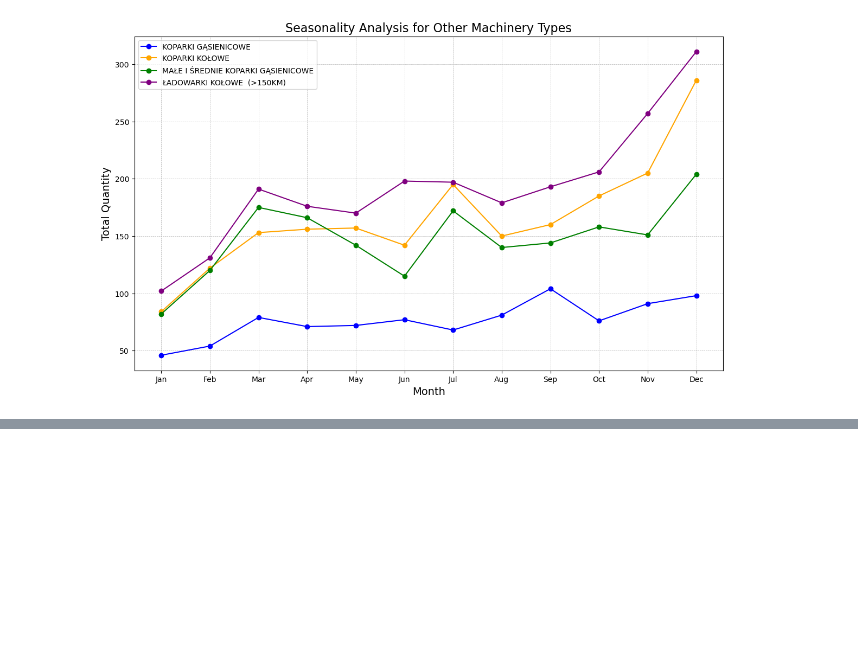
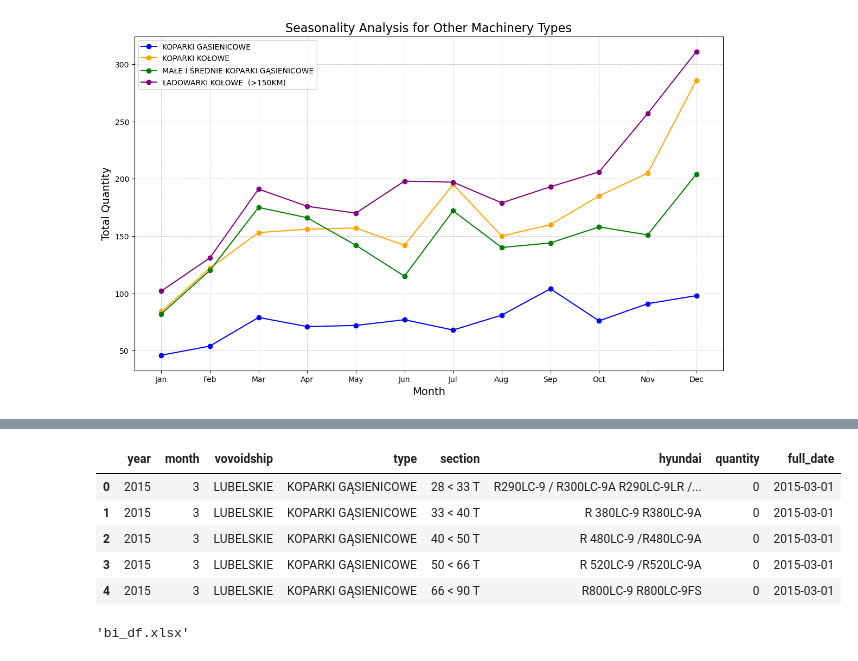
Before and after one commit to drajczak/cm-market-analysys, a Jupyter notebook: cm-market-analysys.ipynb, the cells around one changed output, grey strips where cells are left out. Cells and saved outputs as stored; diff of their text form; code cells hidden in the pictures; blank space fills up the shorter version.

```diff
--- a/cm-market-analysys.ipynb
+++ b/cm-market-analysys.ipynb
@@ -981,0 +982,9 @@ plt.show()
+# %%
+import pandas as pd
+
+# Load the Excel file to see the content and structure
+file_path = 'clean_df.xlsx'
+data = pd.read_excel(file_path)
+
+# Display the first few rows of the dataframe and the columns
+data.info(), data.head()
@@ -981,0 +1020,9 @@ plt.show()
+# %%
+# Clean column names by removing any leading/trailing spaces and replacing spaces with underscores
+data.columns = [col.strip().replace(" ", "_").replace("<", "to").lower() for col in data.columns]
+
+# Normalize text data by removing new lines and extra spaces in the 'hyundai' column
+data['hyundai'] = data['hyundai'].str.replace('\n', ' ', regex=True).str.strip()
+
+# Let's check the cleaned data columns and a sample of cleaned data to ensure it looks correct
+data.info(), data.head()
@@ -981,0 +1058,21 @@ plt.show()
+# %%
+# Create a new column combining year and month into a full date format (first day of each month)
+data['full_date'] = pd.to_datetime(data['year'].astype(str) + '-' + data['month'].astype(str) + '-01')
+
+# Display the data to confirm the new column addition
+data.head()
+# %% [output]
+|  | year | month | vovoidship | type | section | hyundai | quantity | full_date |
+| 0 | 2015 | 3 | LUBELSKIE | KOPARKI GĄSIENICOWE | 28 < 33 T | R290LC-9 / R300LC-9A R290LC-9LR /... | 0 | 2015-03-01 |
+| 1 | 2015 | 3 | LUBELSKIE | KOPARKI GĄSIENICOWE | 33 < 40 T | R 380LC-9 R380LC-9A | 0 | 2015-03-01 |
+| 2 | 2015 | 3 | LUBELSKIE | KOPARKI GĄSIENICOWE | 40 < 50 T | R 480LC-9 /R480LC-9A | 0 | 2015-03-01 |
+| 3 | 2015 | 3 | LUBELSKIE | KOPARKI GĄSIENICOWE | 50 < 66 T | R 520LC-9 /R520LC-9A | 0 | 2015-03-01 |
+| 4 | 2015 | 3 | LUBELSKIE | KOPARKI GĄSIENICOWE | 66 < 90 T | R800LC-9 R800LC-9FS | 0 | 2015-03-01 |
+# %%
+# Save the cleaned and modified data to a new Excel file
+output_file_path = 'bi_df.xlsx'
+data.to_excel(output_file_path, index=False)
+
+output_file_path
+# %% [output]
+'bi_df.xlsx'
```
Also changed, not shown: parts of 3 cells of this notebook.
